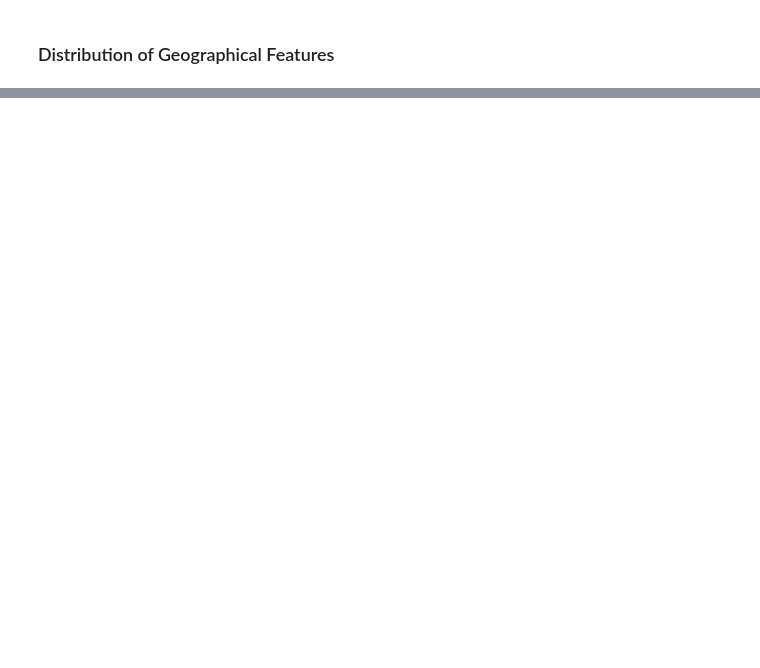
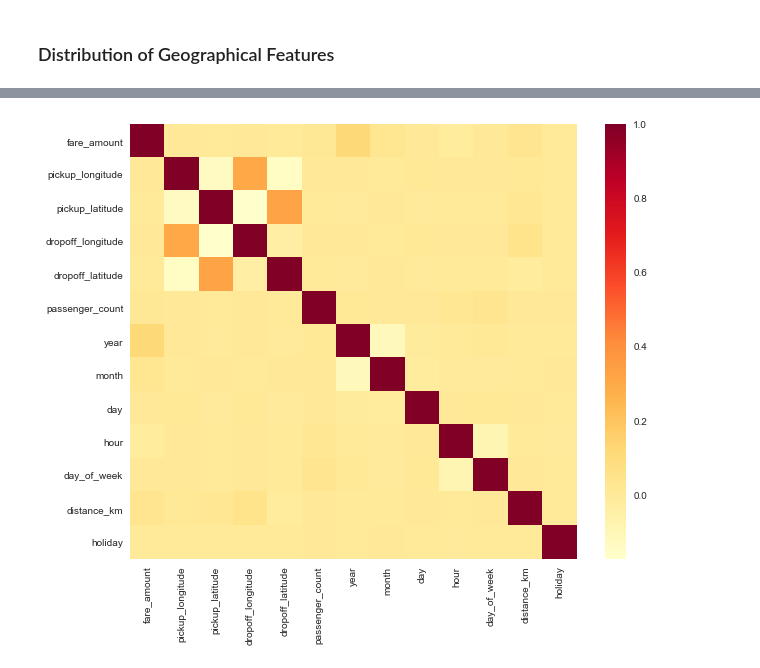
Before and after one commit to karlphillip/DataScience, a Jupyter notebook: Capstone Project3/1_data_wrangling.ipynb, the cells around one changed output, grey strips where cells are left out. Saved outputs shown, nothing was run; the diff lists cells and outputs as text; code cells hidden in the pictures; blank space fills up the shorter version.

```diff
--- a/Capstone Project3/1_data_wrangling.ipynb
+++ b/Capstone Project3/1_data_wrangling.ipynb
@@ -239,0 +263,13 @@ display(ny_map)
+# %%
+train_df['year'] = train_df.pickup_datetime.apply(lambda x: x[:4])
+train_df['month'] = train_df.pickup_datetime.apply(lambda x: x[5:7])
+train_df['day'] = train_df.pickup_datetime.apply(lambda x: x[8:10])
+train_df['hour'] = train_df.pickup_datetime.apply(lambda x: x[11:13])
+
+train_df['year'] = train_df['year'].astype('int')
+train_df['month'] = train_df['month'].astype('int')
+train_df['day'] = train_df['day'].astype('int')
+train_df['hour'] = train_df['hour'].astype('int')
+# %%
+train_df['pickup_datetime'] = pd.to_datetime(train_df['pickup_datetime'], format='%Y-%m-%d %H:%M:%S UTC')
+train_df['day_of_week'] = train_df.pickup_datetime.apply(lambda x: x.weekday())
@@ -239,0 +281,5 @@ display(ny_map)
+# %%
+from pandas.tseries.holiday import USFederalHolidayCalendar
+
+holidays = USFederalHolidayCalendar().holidays(start='2009-01-01', end='2015-12-31').to_pydatetime()
+train_df['holiday'] = train_df.pickup_datetime.apply(lambda x: 1 if x in holidays else 0)
@@ -239,0 +316,9 @@ display(ny_map)
+# %%
+plt.figure(figsize=(10,8))
+
+ax = sns.heatmap(train_df.corr(), square=True, cmap='YlOrRd')
+ax.set_aspect('auto')
+
+plt.show()
+# %% [output]
+[figure, added]
```
Also changed, not shown: parts of 23 cells of this notebook, 1 other file.
